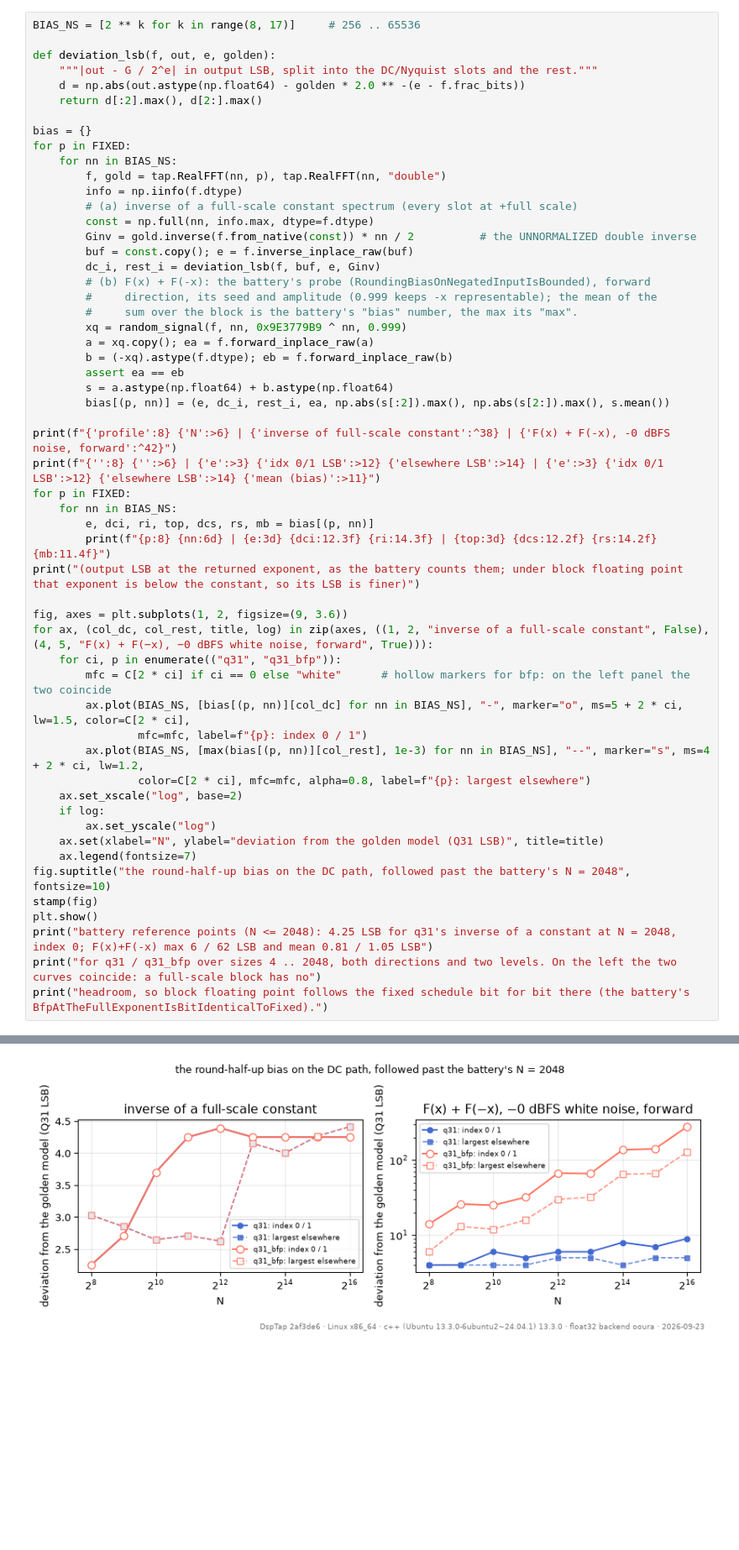
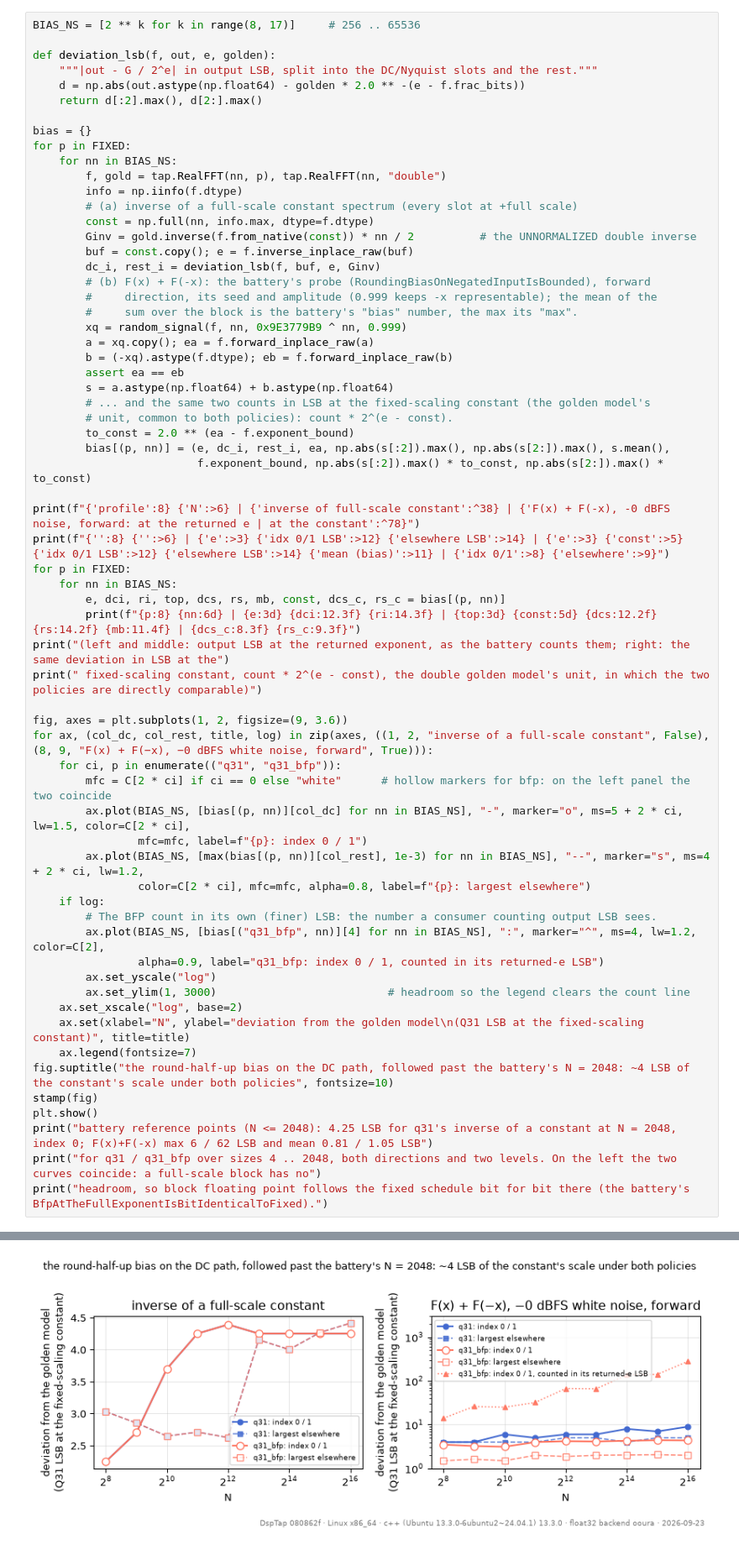
Before and after one commit to tap/DspTap, a Jupyter notebook: notebooks/fft.ipynb, the cells around one changed output, grey strips where cells are left out. Shown at 84% size. Cells and saved outputs as stored; diff of their text form; blank space fills up the shorter version.

```diff
--- a/notebooks/fft.ipynb
+++ b/notebooks/fft.ipynb
@@ -730,30 +761,39 @@ for p in FIXED:
         b = (-xq).astype(f.dtype); eb = f.forward_inplace_raw(b)
         assert ea == eb
         s = a.astype(np.float64) + b.astype(np.float64)
-        bias[(p, nn)] = (e, dc_i, rest_i, ea, np.abs(s[:2]).max(), np.abs(s[2:]).max(), s.mean())
+        # ... and the same two counts in LSB at the fixed-scaling constant (the golden model's
+        # unit, common to both policies): count * 2^(e - const).
+        to_const = 2.0 ** (ea - f.exponent_bound)
+        bias[(p, nn)] = (e, dc_i, rest_i, ea, np.abs(s[:2]).max(), np.abs(s[2:]).max(), s.mean(),
+                         f.exponent_bound, np.abs(s[:2]).max() * to_const, np.abs(s[2:]).max() * to_const)
 
-print(f"{'profile':8} {'N':>6} | {'inverse of full-scale constant':^38} | {'F(x) + F(-x), -0 dBFS noise, forward':^42}")
-print(f"{'':8} {'':>6} | {'e':>3} {'idx 0/1 LSB':>12} {'elsewhere LSB':>14} | {'e':>3} {'idx 0/1 LSB':>12} {'elsewhere LSB':>14} {'mean (bias)':>11}")
+print(f"{'profile':8} {'N':>6} | {'inverse of full-scale constant':^38} | {'F(x) + F(-x), -0 dBFS noise, forward: at the returned e | at the constant':^78}")
+print(f"{'':8} {'':>6} | {'e':>3} {'idx 0/1 LSB':>12} {'elsewhere LSB':>14} | {'e':>3} {'const':>5} {'idx 0/1 LSB':>12} {'elsewhere LSB':>14} {'mean (bias)':>11} | {'idx 0/1':>8} {'elsewhere':>9}")
 for p in FIXED:
     for nn in BIAS_NS:
-        e, dci, ri, top, dcs, rs, mb = bias[(p, nn)]
-        print(f"{p:8} {nn:6d} | {e:3d} {dci:12.3f} {ri:14.3f} | {top:3d} {dcs:12.2f} {rs:14.2f} {mb:11.4f}")
-print("(output LSB at the returned exponent, as the battery counts them; under block floating point that exponent is below the constant, so its LSB is finer)")
+        e, dci, ri, top, dcs, rs, mb, const, dcs_c, rs_c = bias[(p, nn)]
+        print(f"{p:8} {nn:6d} | {e:3d} {dci:12.3f} {ri:14.3f} | {top:3d} {const:5d} {dcs:12.2f} {rs:14.2f} {mb:11.4f} | {dcs_c:8.3f} {rs_c:9.3f}")
+print("(left and middle: output LSB at the returned exponent, as the battery counts them; right: the same deviation in LSB at the")
+print(" fixed-scaling constant, count * 2^(e - const), the double golden model's unit, in which the two policies are directly comparable)")
 
 fig, axes = plt.subplots(1, 2, figsize=(9, 3.6))
-for ax, (col_dc, col_rest, title, log) in zip(axes, ((1, 2, "inverse of a full-scale constant", False), (4, 5, "F(x) + F(−x), −0 dBFS white noise, forward", True))):
+for ax, (col_dc, col_rest, title, log) in zip(axes, ((1, 2, "inverse of a full-scale constant", False), (8, 9, "F(x) + F(−x), −0 dBFS white noise, forward", True))):
     for ci, p in enumerate(("q31", "q31_bfp")):
         mfc = C[2 * ci] if ci == 0 else "white"      # hollow markers for bfp: on the left panel the two coincide
         ax.plot(BIAS_NS, [bias[(p, nn)][col_dc] for nn in BIAS_NS], "-", marker="o", ms=5 + 2 * ci, lw=1.5, color=C[2 * ci],
                 mfc=mfc, label=f"{p}: index 0 / 1")
         ax.plot(BIAS_NS, [max(bias[(p, nn)][col_rest], 1e-3) for nn in BIAS_NS], "--", marker="s", ms=4 + 2 * ci, lw=1.2,
                 color=C[2 * ci], mfc=mfc, alpha=0.8, label=f"{p}: largest elsewhere")
+    if log:
+        # The BFP count in its own (finer) LSB: the number a consumer counting output LSB sees.
+        ax.plot(BIAS_NS, [bias[("q31_bfp", nn)][4] for nn in BIAS_NS], ":", marker="^", ms=4, lw=1.2, color=C[2],
+                alpha=0.9, label="q31_bfp: index 0 / 1, counted in its returned-e LSB")
+        ax.set_yscale("log")
+        ax.set_ylim(1, 3000)                          # headroom so the legend clears the count line
     ax.set_xscale("log", base=2)
-    if log:
-        ax.set_yscale("log")
-    ax.set(xlabel="N", ylabel="deviation from the golden model (Q31 LSB)", title=title)
+    ax.set(xlabel="N", ylabel="deviation from the golden model\n(Q31 LSB at the fixed-scaling constant)", title=title)
     ax.legend(fontsize=7)
-fig.suptitle("the round-half-up bias on the DC path, followed past the battery's N = 2048", fontsize=10)
+fig.suptitle("the round-half-up bias on the DC path, followed past the battery's N = 2048: ~4 LSB of the constant's scale under both policies", fontsize=10)
 stamp(fig)
 plt.show()
 print("battery reference points (N <= 2048): 4.25 LSB for q31's inverse of a constant at N = 2048, index 0; F(x)+F(-x) max 6 / 62 LSB and mean 0.81 / 1.05 LSB")
@@ -780,4 +820,4 @@ q31_bfp   65536 |  17        4.250          4.414 |  11       279.00         128
-[figure, old version]
+[figure, new version]
 battery reference points (N <= 2048): 4.25 LSB for q31's inverse of a constant at N = 2048, index 0; F(x)+F(-x) max 6 / 62 LSB and mean 0.81 / 1.05 LSB
 for q31 / q31_bfp over sizes 4 .. 2048, both directions and two levels. On the left the two curves coincide: a full-scale block has no
 headroom, so block floating point follows the fixed schedule bit for bit there (the battery's BfpAtTheFullExponentIsBitIdenticalToFixed).
```
Also changed, not shown: parts of 14 cells of this notebook.
